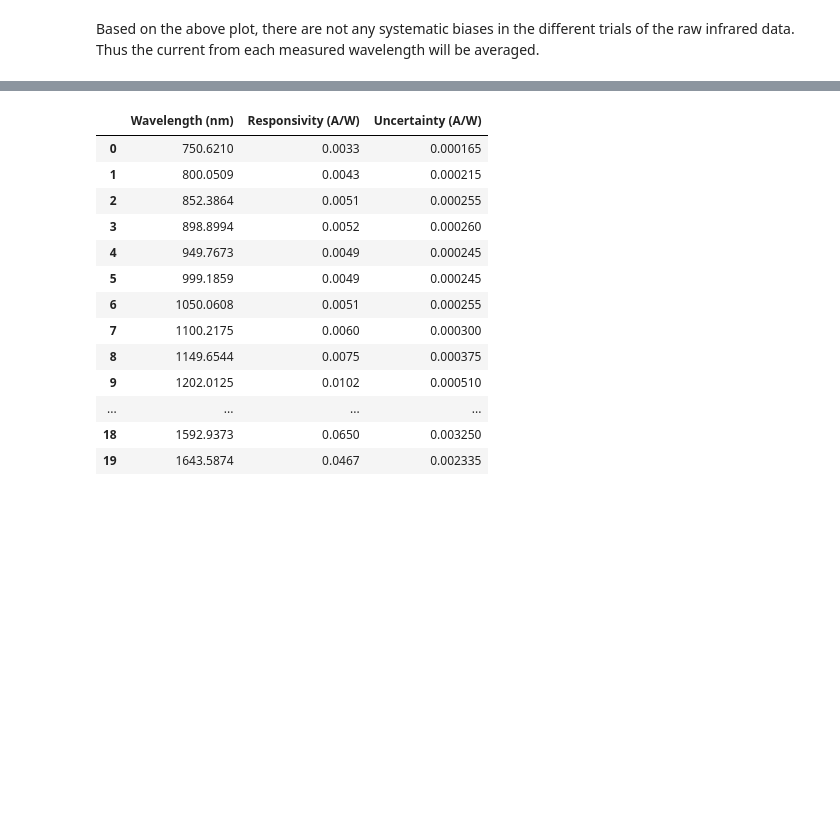
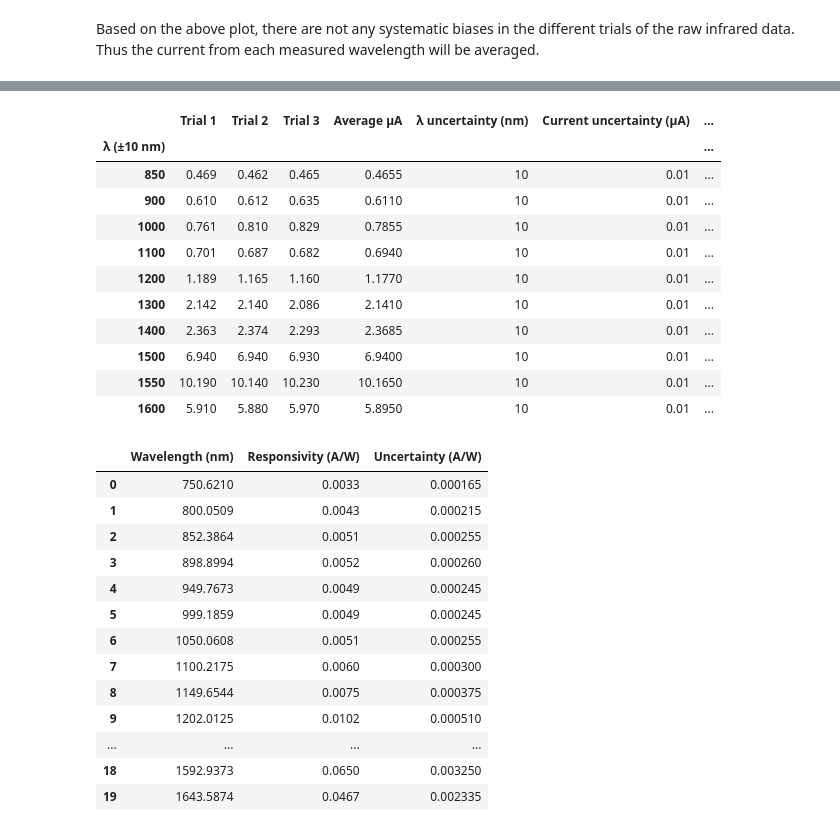
Before and after one commit to MarcosP7635/Ay105, a Jupyter notebook: Lab1.ipynb, the cells around one changed output, grey strips where cells are left out. Cells and saved outputs as stored; diff of their text form; code cells hidden in the pictures; blank space fills up the shorter version.

Commit message:
found correction factors

```diff
--- a/Lab1.ipynb
+++ b/Lab1.ipynb
@@ -359,3 +356,21 @@ plot_planck(T = 2800, give_data = True, norm_constant = norm_const,
+# %%
+predictions = [np.float64(B(2800, lam, True)) for lam in IR_data_numeric.index * 10**-9]
+IR_data_numeric["Correction Factors"] = IR_data_numeric["Average μA"] / predictions
+# %%
+IR_data_numeric
+# %% [output]
+|  | Trial 1 | Trial 2 | Trial 3 | Average μA | λ uncertainty (nm) | Current uncertainty (μA) | ... |
+| λ (±10 nm) |  |  |  |  |  |  | ... |
+| 850 | 0.469 | 0.462 | 0.465 | 0.4655 | 10 | 0.01 | ... |
+| 900 | 0.610 | 0.612 | 0.635 | 0.6110 | 10 | 0.01 | ... |
+| 1000 | 0.761 | 0.810 | 0.829 | 0.7855 | 10 | 0.01 | ... |
+| 1100 | 0.701 | 0.687 | 0.682 | 0.6940 | 10 | 0.01 | ... |
+| 1200 | 1.189 | 1.165 | 1.160 | 1.1770 | 10 | 0.01 | ... |
+| 1300 | 2.142 | 2.140 | 2.086 | 2.1410 | 10 | 0.01 | ... |
+| 1400 | 2.363 | 2.374 | 2.293 | 2.3685 | 10 | 0.01 | ... |
+| 1500 | 6.940 | 6.940 | 6.930 | 6.9400 | 10 | 0.01 | ... |
+| 1550 | 10.190 | 10.140 | 10.230 | 10.1650 | 10 | 0.01 | ... |
+| 1600 | 5.910 | 5.880 | 5.970 | 5.8950 | 10 | 0.01 | ... |
 # %%
 photodiode_specs_lams = pd.read_csv("photodiode_specs.csv")
 photodiode_specs_lams
```
Also changed, not shown: parts of 17 cells of this notebook, 1 other file.
